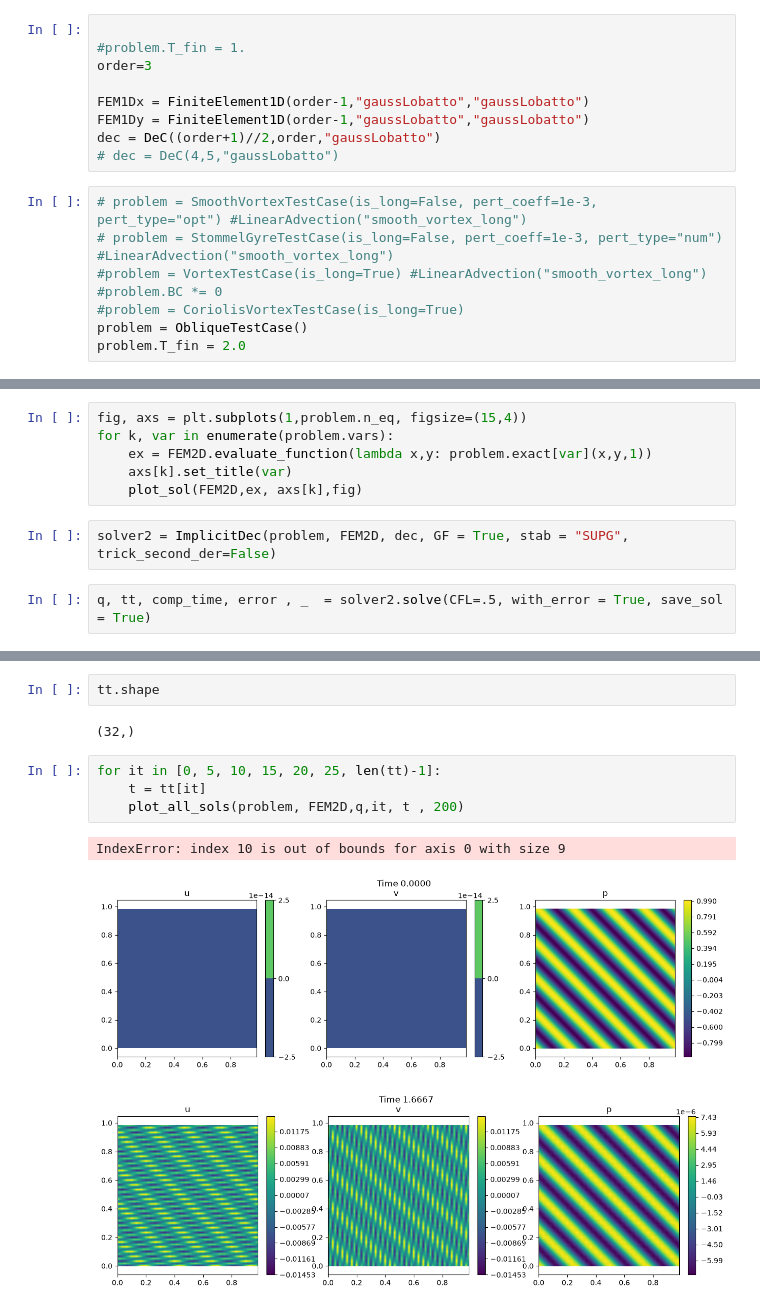
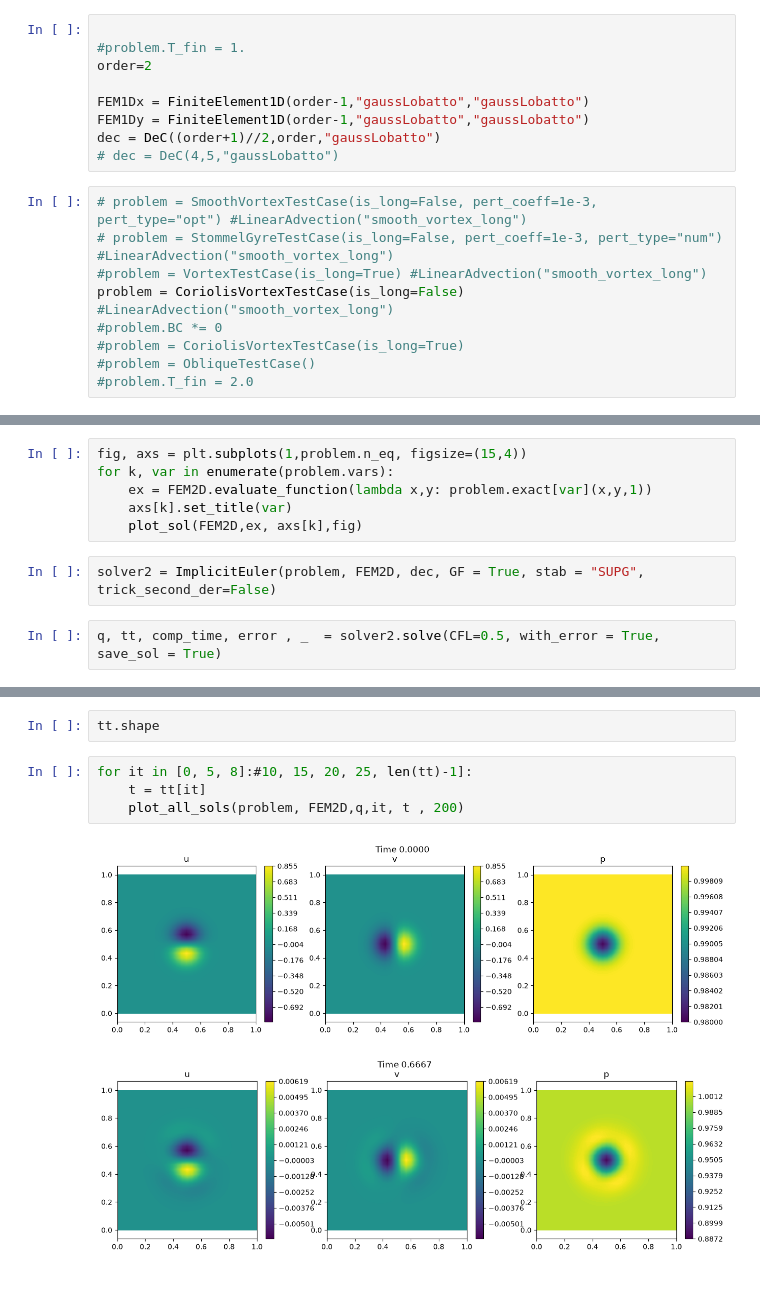
Before and after one commit to accdavlo/SUPG_div_free_implicit_ROM, a Jupyter notebook: apps/test_DeC_implicit_solver.ipynb, the cells around one changed output, grey strips where cells are left out. Cells and saved outputs as stored; diff of their text form.

```diff
--- a/apps/test_DeC_implicit_solver.ipynb
+++ b/apps/test_DeC_implicit_solver.ipynb
@@ -14,7 +15,7 @@ import matplotlib.pyplot as plt
 # %%
 
 #problem.T_fin = 1.
-order=3
+order=2
 
 FEM1Dx = FiniteElement1D(order-1,"gaussLobatto","gaussLobatto")
 FEM1Dy = FiniteElement1D(order-1,"gaussLobatto","gaussLobatto")
@@ -24,10 +25,11 @@ dec = DeC((order+1)//2,order,"gaussLobatto")
 # problem = SmoothVortexTestCase(is_long=False, pert_coeff=1e-3, pert_type="opt") #LinearAdvection("smooth_vortex_long")
 # problem = StommelGyreTestCase(is_long=False, pert_coeff=1e-3, pert_type="num") #LinearAdvection("smooth_vortex_long")
 #problem = VortexTestCase(is_long=True) #LinearAdvection("smooth_vortex_long")
+problem = CoriolisVortexTestCase(is_long=False) #LinearAdvection("smooth_vortex_long")
 #problem.BC *= 0
 #problem = CoriolisVortexTestCase(is_long=True)
-problem = ObliqueTestCase()
-problem.T_fin = 2.0
+#problem = ObliqueTestCase()
+#problem.T_fin = 2.0
 # %%
 
 Ns = np.array([30,30], dtype=np.int32)
@@ -74,8 +59,8 @@ for k, var in enumerate(problem.vars):
     axs[k].set_title(var)
     plot_sol(FEM2D,ex, axs[k],fig)
 # %%
-solver2 = ImplicitDec(problem, FEM2D, dec, GF = True, stab = "SUPG", trick_second_der=False)
+solver2 = ImplicitEuler(problem, FEM2D, dec, GF = True, stab = "SUPG", trick_second_der=False)
 # %%
-q, tt, comp_time, error , _  = solver2.solve(CFL=.5, with_error = True, save_sol = True)
+q, tt, comp_time, error , _  = solver2.solve(CFL=0.5, with_error = True, save_sol = True)
 # %% [output]
 CFL number = 0.5
@@ -89,12 +72,9 @@ print(error)
 # %%
 tt.shape
-# %% [output]
-(32,)
 # %%
-for it in [0, 5, 10, 15, 20, 25, len(tt)-1]:
+for it in [0, 5, 8]:#10, 15, 20, 25, len(tt)-1]:
     t = tt[it]
     plot_all_sols(problem, FEM2D,q,it, t , 200)
 # %% [output]
-IndexError: index 10 is out of bounds for axis 0 with size 9
-[figure, old version]
+[figure, new version]
-[figure, old version]
+[figure, new version]
```
Also changed, not shown: parts of 13 cells of this notebook, 1 other file.
